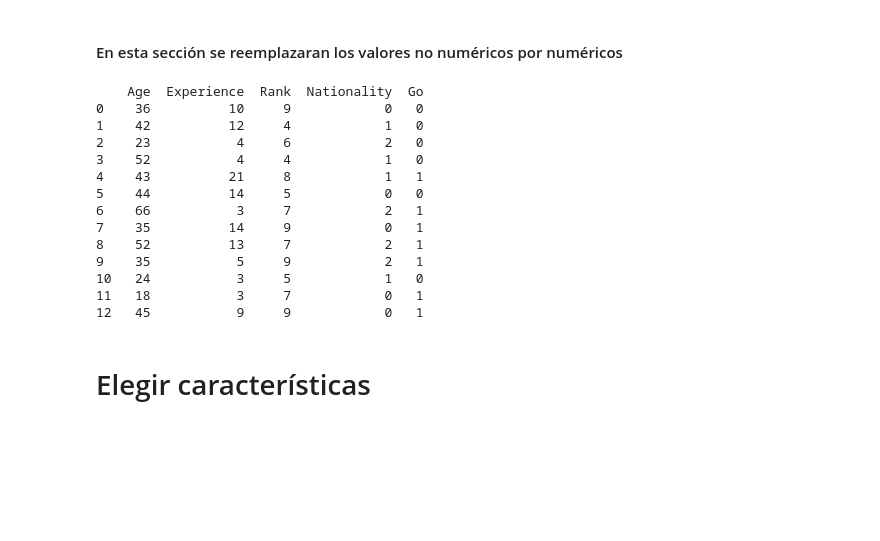
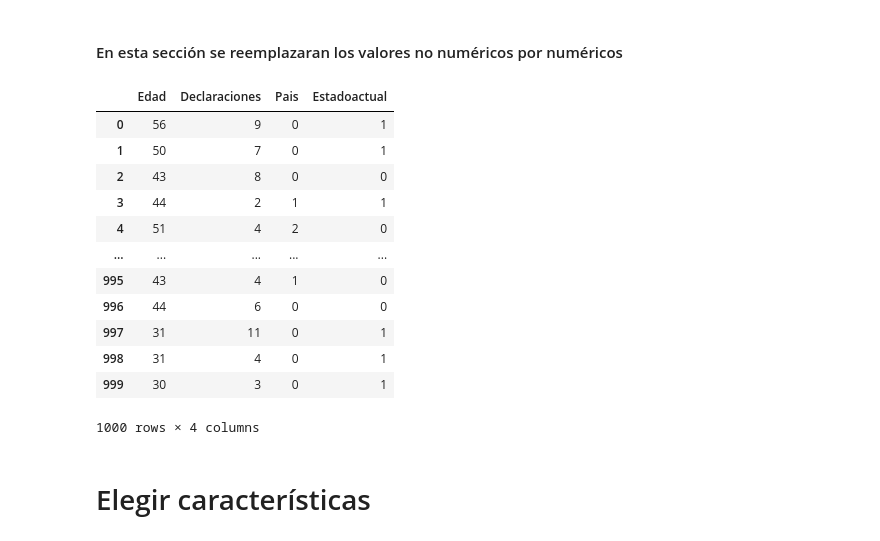
Before and after one commit to Dannyft99/LAB2, a Jupyter notebook: Lab Arboles decision.ipynb, the cells around one changed output. Saved outputs shown, nothing was run; the diff lists cells and outputs as text; code cells hidden in the pictures; blank space fills up the shorter version.

```diff
--- a/Lab Arboles decision.ipynb
+++ b/Lab Arboles decision.ipynb
@@ -34,29 +35,29 @@ df
 # %% [markdown]
 #### En esta sección se reemplazaran los valores no numéricos por numéricos
 # %%
+'''Reemplazo de valores no numericos'''
 #Asignamos valor de 0 1 2 correspondientemente a los paises
-d1 = {'UK': 0, 'USA': 1, 'N': 2}
-df['Nationality'] = df['Nationality'].map(d1)
+d1 = {'Ecuador': 0, 'Peru': 1, 'Colombia': 2}
+df['Pais'] = df['Pais'].map(d1)
 #Asignamos valor de 0 1 a los valores de SI y NO
-d2 = {'YES': 1, 'NO': 0}
-df['Go'] = df['Go'].map(d2)
+d2 = {'SI': 1, 'NO': 0}
+df['Estadoactual'] = df['Estadoactual'].map(d2)
 #Imprimimos la tabla
-print(df)
+df
 # %% [output]
+|  | Edad | Declaraciones | Pais | Estadoactual |
+| 0 | 56 | 9 | 0 | 1 |
+| 1 | 50 | 7 | 0 | 1 |
+| 2 | 43 | 8 | 0 | 0 |
+| 3 | 44 | 2 | 1 | 1 |
+| 4 | 51 | 4 | 2 | 0 |
+| ... | ... | ... | ... | ... |
+| 995 | 43 | 4 | 1 | 0 |
+| 996 | 44 | 6 | 0 | 0 |
+| 997 | 31 | 11 | 0 | 1 |
+| 998 | 31 | 4 | 0 | 1 |
+| 999 | 30 | 3 | 0 | 1 |
-    Age  Experience  Rank  Nationality  Go
-0    36          10     9            0   0
-1    42          12     4            1   0
-2    23           4     6            2   0
-3    52           4     4            1   0
-4    43          21     8            1   1
-5    44          14     5            0   0
-6    66           3     7            2   1
-7    35          14     9            0   1
-8    52          13     7            2   1
-9    35           5     9            2   1
-10   24           3     5            1   0
-11   18           3     7            0   1
-12   45           9     9            0   1
+1000 rows × 4 columns
 # %% [markdown]
 # Elegir características
 # %% [markdown]
```
Also changed, not shown: parts of 10 cells of this notebook, 1 other file.
